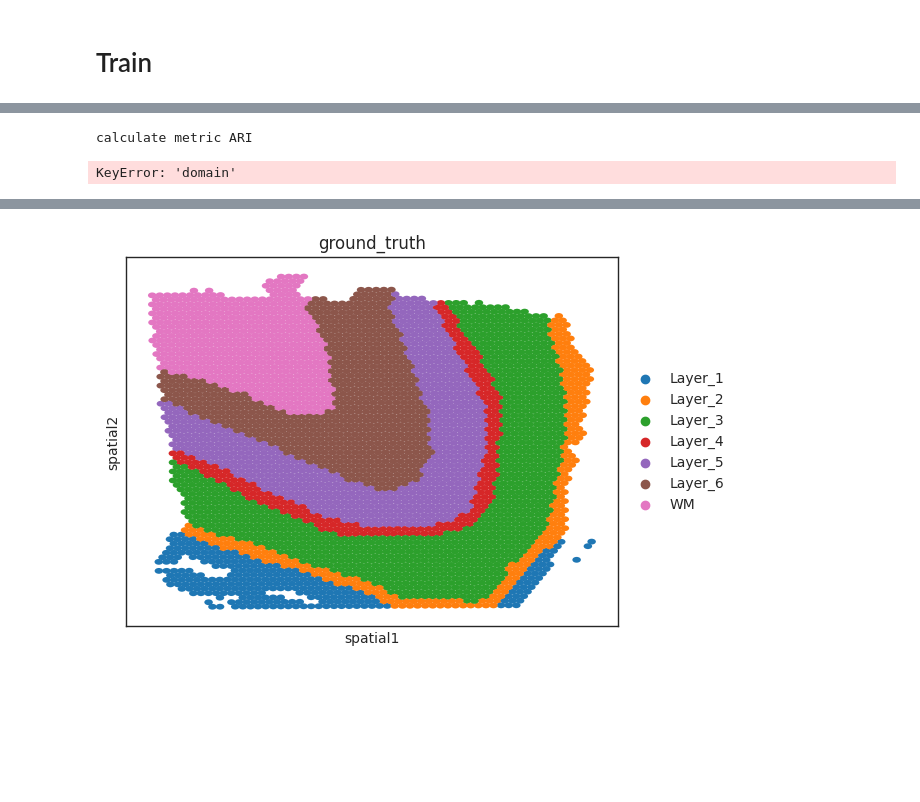
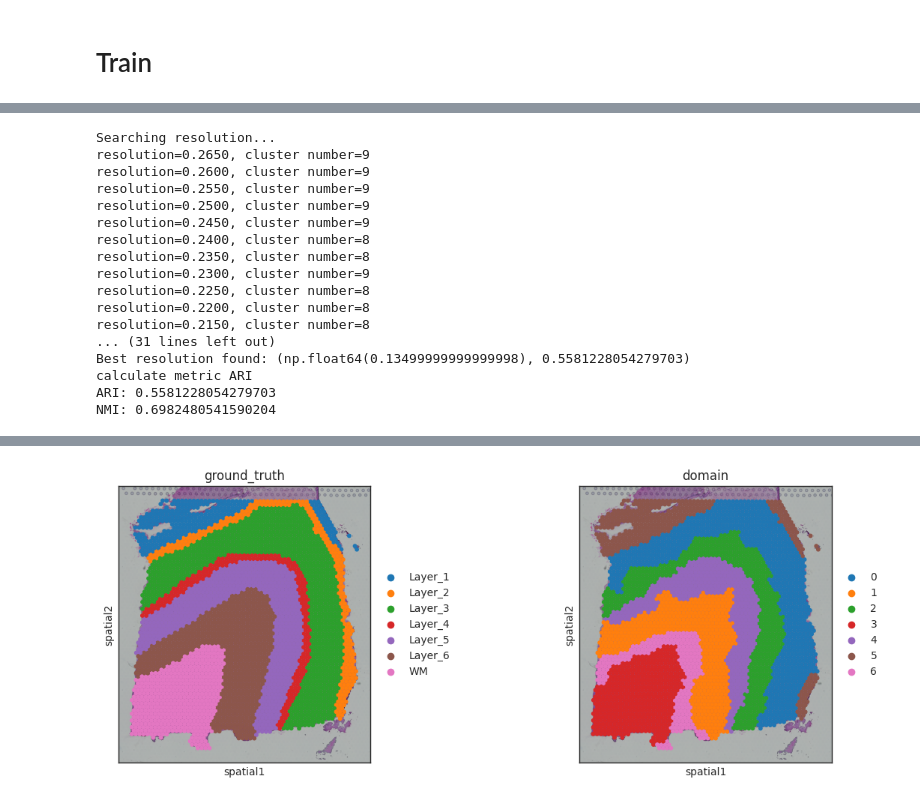
Before and after one commit to Guminola/STAIG, a Jupyter notebook: src/example/Test-1.ipynb, the cells around one changed output, grey strips where cells are left out. Drawn from its saved outputs; the diff is of its cells as text; code cells hidden in the pictures; blank space fills up the shorter version.

```diff
--- a/src/example/Test-1.ipynb
+++ b/src/example/Test-1.ipynb
@@ -301,31 +308,7 @@ staig.train()
 # %%
-def STAGM_train(data):
-    if self.single is False:
-            features_matrix = (
-                torch.FloatTensor(self.adata.obsm["feat"].copy())
-                .to(self.device)
-                .double()
-            )
-
-            graph_neigh = (
-                torch.FloatTensor(self.adata.obsm["graph_neigh"].copy())
-                .to(self.device)
-                .double()
-            )
-            edge_probabilities = (
-                torch.FloatTensor(self.adata.obsm["edge_probabilities"].copy())
-                .to(self.device)
-                .double()
-            )
-            if "pseudo_labels" in self.adata.obs:
-                pseudo_labels = torch.tensor(
-                    self.adata.obs["pseudo_labels"].cat.codes
-                ).to(self.device)
-            else:
-                if "k" in self.config:
-                    pseudo_labels = generate_pseudo_labels(
-                        self.adata.obsm["img_emb"], self.config["k"]
-                    )
-                else:
-                    pseudo_labels = generate_pseudo_labels(self.adata.obsm["img_emb"])
-                pseudo_labels = pseudo_labels.to(self.device)
+# Set staig configuration from config_yml
+stagm = STAGM(args=args, config=config, single=False)
+stagm.adata = adata
+# %%
+# Train model
+stagm.train()
@@ -351,8 +440,23 @@ embedding generated, go clustering
 # %%
-staig.cluster(args.label)
+stagm.cluster(args.label)
 # %% [output]
+Searching resolution...
+resolution=0.2650, cluster number=9
+resolution=0.2600, cluster number=9
+resolution=0.2550, cluster number=9
+resolution=0.2500, cluster number=9
+resolution=0.2450, cluster number=9
+resolution=0.2400, cluster number=8
+resolution=0.2350, cluster number=8
+resolution=0.2300, cluster number=9
+resolution=0.2250, cluster number=8
+resolution=0.2200, cluster number=8
+resolution=0.2150, cluster number=8
+... (31 lines left out)
+Best resolution found: (np.float64(0.13499999999999998), 0.5581228054279703)
 calculate metric ARI
+ARI: 0.5581228054279703
+NMI: 0.6982480541590204
-KeyError: 'domain'
 # %%
-staig.draw_spatial()
+stagm.draw_spatial()
 # %% [output]
@@ -360 +464 @@ KeyError: 'Could not find key domain in .var_names or .obs.columns.'
-[figure, old version]
+[figure, new version]
```
Also changed, not shown: parts of 15 cells of this notebook, 5 other files.
